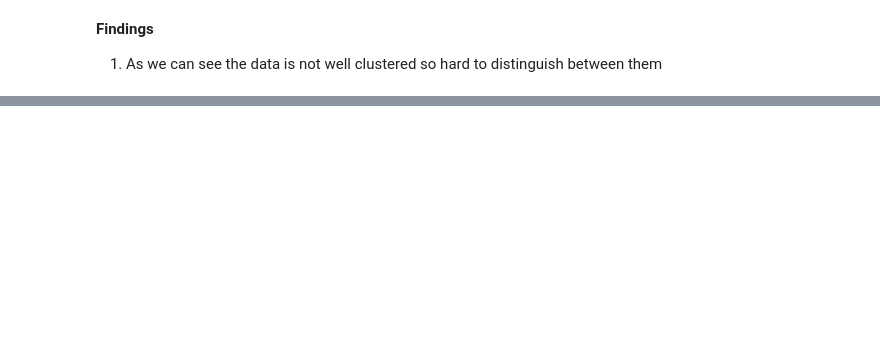
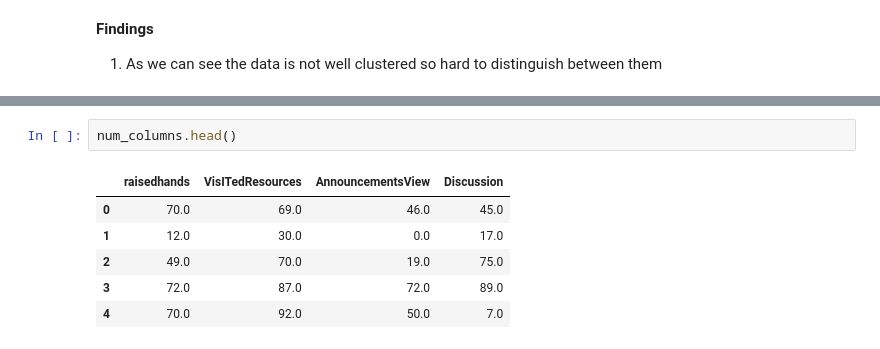
Before and after one commit to himanshudce/ML, a Jupyter notebook: EDA.ipynb, the cells around one changed output, grey strips where cells are left out. Drawn from its saved outputs; the diff is of its cells as text; blank space fills up the shorter version.

```diff
--- a/EDA.ipynb
+++ b/EDA.ipynb
@@ -356,0 +360,9 @@ plt.show()
+# %%
+num_columns.head()
+# %% [output]
+|  | raisedhands | VisITedResources | AnnouncementsView | Discussion |
+| 0 | 70.0 | 69.0 | 46.0 | 45.0 |
+| 1 | 12.0 | 30.0 | 0.0 | 17.0 |
+| 2 | 49.0 | 70.0 | 19.0 | 75.0 |
+| 3 | 72.0 | 87.0 | 72.0 | 89.0 |
+| 4 | 70.0 | 92.0 | 50.0 | 7.0 |
```
Also changed, not shown: parts of 36 cells of this notebook, 9 other files.
